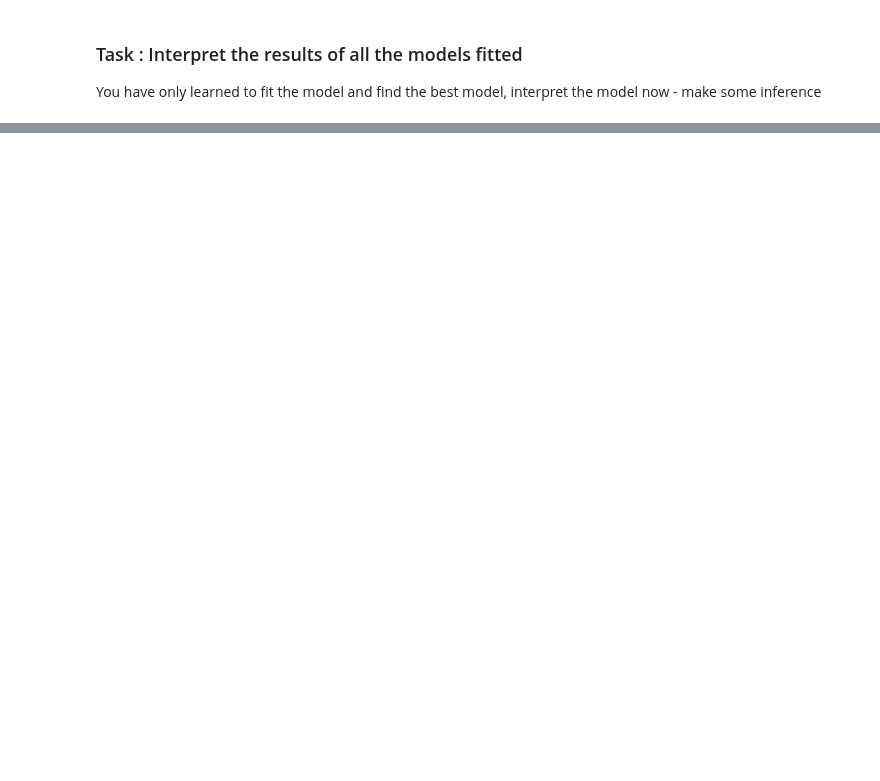
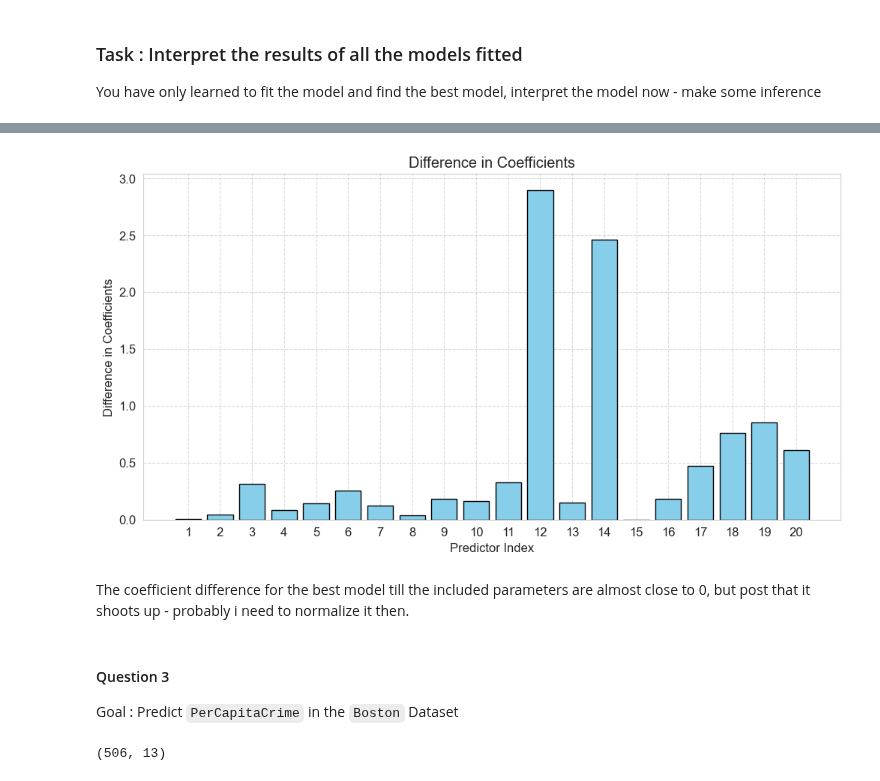
Before and after one commit to kkkamur07/ISL-Learning, a Jupyter notebook: Regularization/regularization-questions.ipynb, the cells around one changed output, grey strips where cells are left out. Saved outputs shown, nothing was run; the diff lists cells and outputs as text; code cells hidden in the pictures; blank space fills up the shorter version.

```diff
--- a/Regularization/regularization-questions.ipynb
+++ b/Regularization/regularization-questions.ipynb
@@ -295,0 +417,14 @@ You have only learned to fit the model and find the best model, interpret the mo
+# %%
+# Defining the Data
+rng = np.random.default_rng(12345)
+n = 1000
+p = 20
+x = rng.normal(0, 1, (n, p))
+beta = rng.normal(0,1,p)
+zero_indices = rng.choice(p, size=4, replace=False)
+beta[zero_indices] = 0
+
+response = x @ beta + rng.normal(0, 1, n)
+x_data = pd.DataFrame(x, columns=[f'X{i}' for i in range(p)])
+design = MS(x_data).fit(x_data)
+x = design.transform(x_data)
@@ -295,0 +494,23 @@ You have only learned to fit the model and find the best model, interpret the mo
+# %%
+# Plot
+fig, ax = plt.subplots(figsize=(12,6))
+ax.bar(np.arange(1,21), diff, color='skyblue', edgecolor='black', linewidth=1)
+ax.set_xlabel("Predictor Index")
+ax.set_ylabel("Difference in Coefficients")
+ax.set_title("Difference in Coefficients")
+ax.grid(True, linestyle='--', alpha=0.7)
+ax.set_xticks(np.arange(1,21))
+plt.show()
+# %% [output]
+[figure, added]
+# %% [markdown]
+The coefficient difference for the best model till the included parameters are almost close to 0, but post that it shoots up - probably i need to normalize it then.
+# %% [markdown]
+#### Question 3
+
+Goal : Predict `PerCapitaCrime` in the `Boston` Dataset
+# %%
+data = load_data("Boston")
+data.shape # 506 with 13 Predictors
+# %% [output]
+(506, 13)
```
Also changed, not shown: parts of 28 cells of this notebook, 1 other file.
